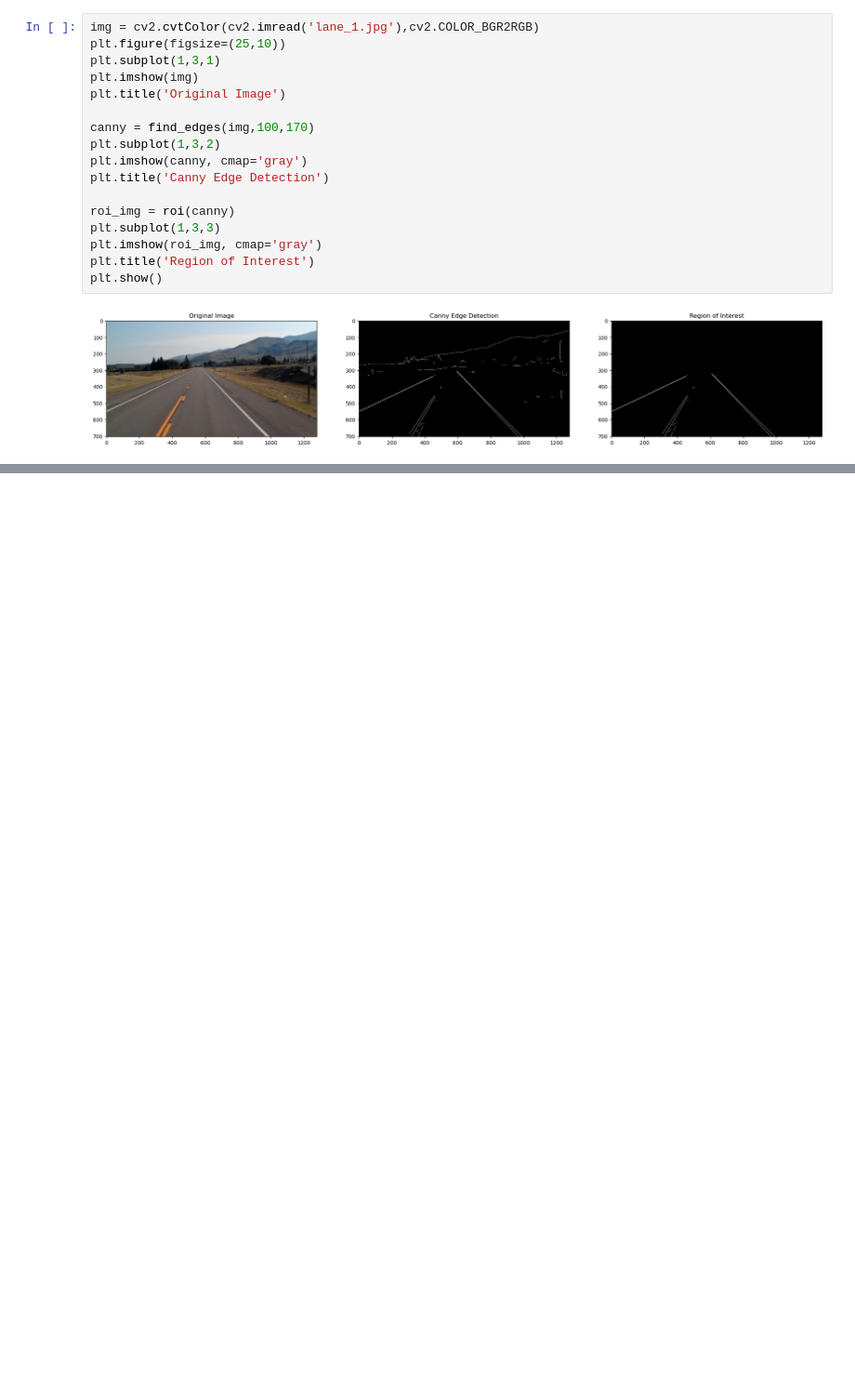
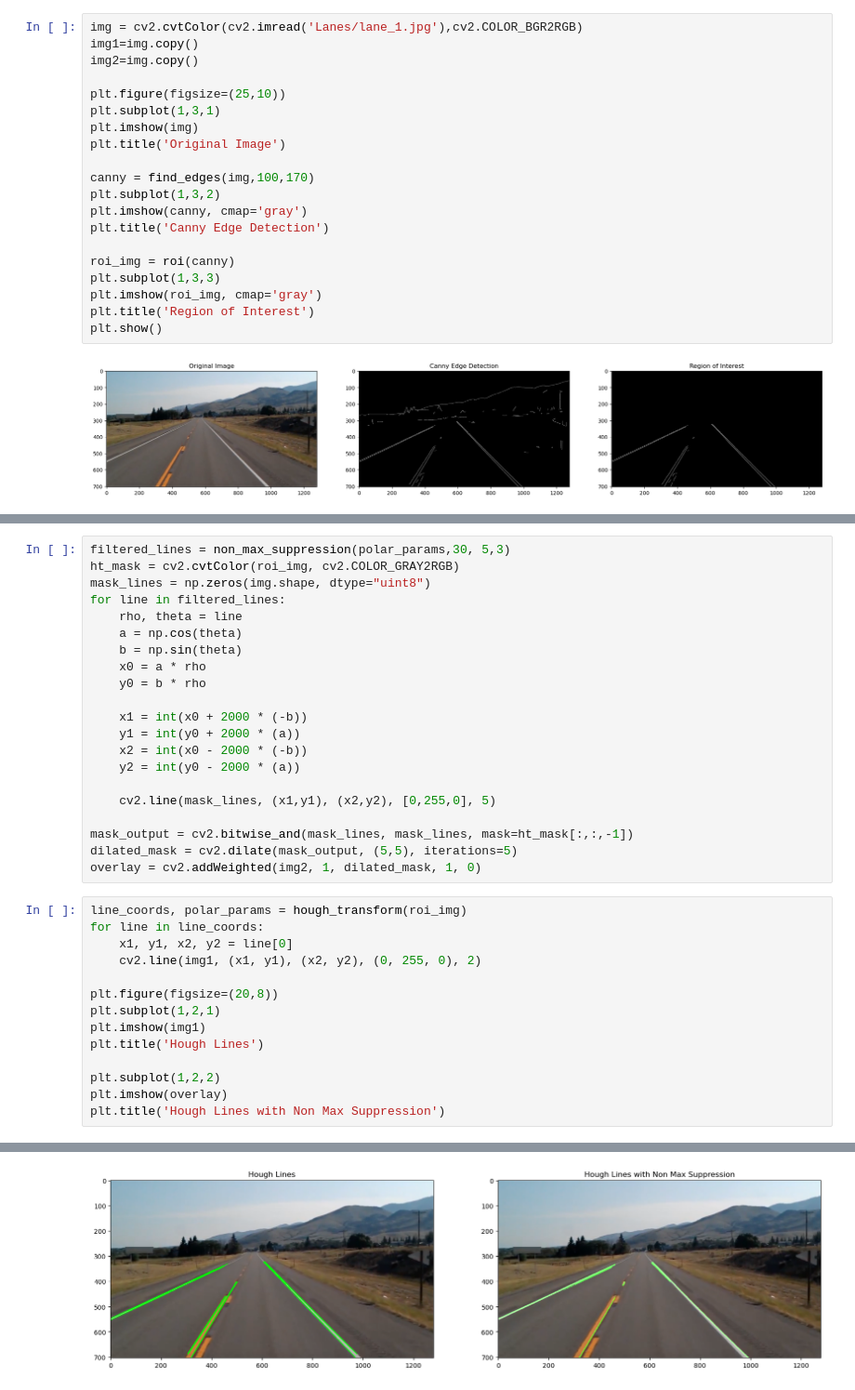
Before and after one commit to ranabarakat/Image-Processing, a Jupyter notebook: RoadLaneDetection.ipynb, the cells around one changed output, grey strips where cells are left out. Shown at 93% size. Drawn from its saved outputs; the diff is of its cells as text; blank space fills up the shorter version.

Commit message:
Added road lane detection

```diff
--- a/RoadLaneDetection.ipynb
+++ b/RoadLaneDetection.ipynb
@@ -25,7 +25,10 @@ def roi(img):
 
     return roi_img
 # %%
-img = cv2.cvtColor(cv2.imread('lane_1.jpg'),cv2.COLOR_BGR2RGB)
+img = cv2.cvtColor(cv2.imread('Lanes/lane_1.jpg'),cv2.COLOR_BGR2RGB)
+img1=img.copy()
+img2=img.copy()
+
 plt.figure(figsize=(25,10))
 plt.subplot(1,3,1)
 plt.imshow(img)
@@ -45,0 +82,36 @@ plt.show()
+# %%
+filtered_lines = non_max_suppression(polar_params,30, 5,3)
+ht_mask = cv2.cvtColor(roi_img, cv2.COLOR_GRAY2RGB)
+mask_lines = np.zeros(img.shape, dtype="uint8")
+for line in filtered_lines:
+    rho, theta = line
+    a = np.cos(theta)
+    b = np.sin(theta)
+    x0 = a * rho
+    y0 = b * rho
+
+    x1 = int(x0 + 2000 * (-b))
+    y1 = int(y0 + 2000 * (a))
+    x2 = int(x0 - 2000 * (-b))
+    y2 = int(y0 - 2000 * (a))
+
+    cv2.line(mask_lines, (x1,y1), (x2,y2), [0,255,0], 5)
+
+mask_output = cv2.bitwise_and(mask_lines, mask_lines, mask=ht_mask[:,:,-1])
+dilated_mask = cv2.dilate(mask_output, (5,5), iterations=5)
+overlay = cv2.addWeighted(img2, 1, dilated_mask, 1, 0)
+# %%
+line_coords, polar_params = hough_transform(roi_img)
+for line in line_coords:
+    x1, y1, x2, y2 = line[0]
+    cv2.line(img1, (x1, y1), (x2, y2), (0, 255, 0), 2)
+
+plt.figure(figsize=(20,8))
+plt.subplot(1,2,1)
+plt.imshow(img1)
+plt.title('Hough Lines')
+
+plt.subplot(1,2,2)
+plt.imshow(overlay)
+plt.title('Hough Lines with Non Max Suppression')
+# %% [output]
@@ -45,0 +119 @@ plt.show()
+[figure, added]
```
Also changed, not shown: parts of 3 cells of this notebook.
